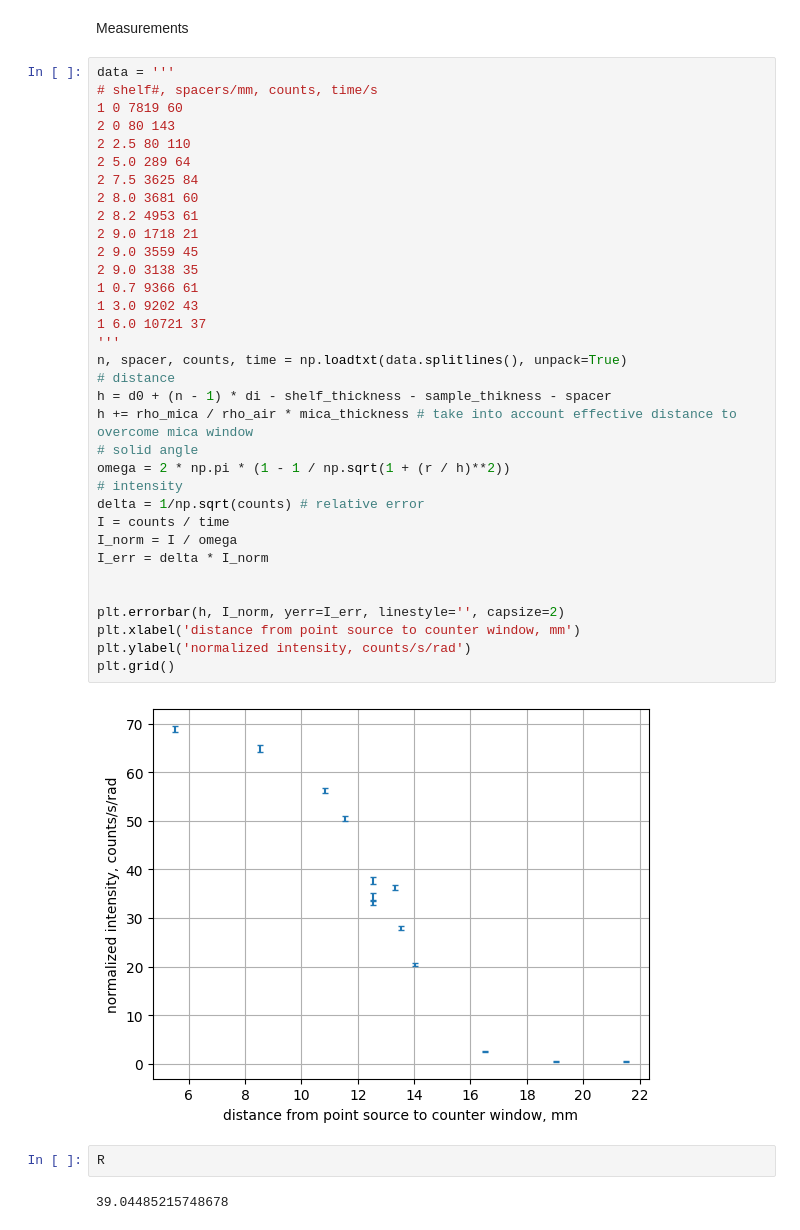
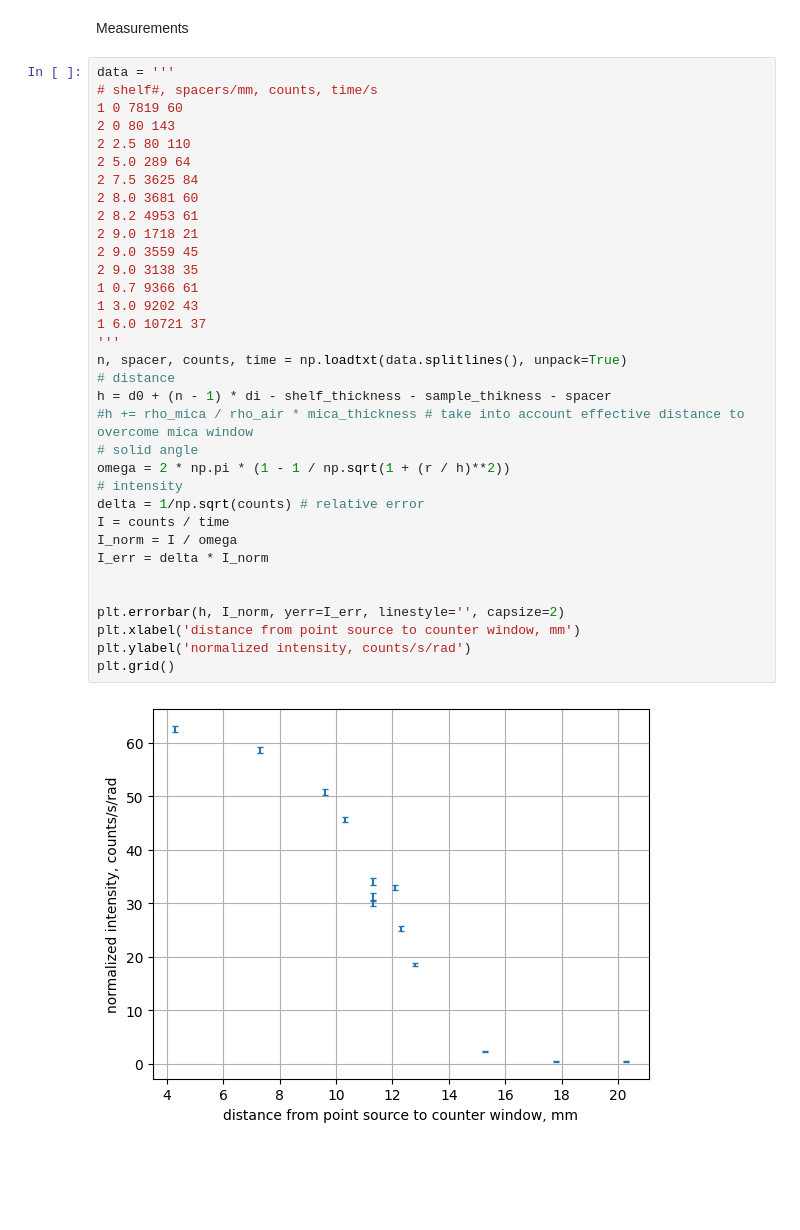
Before and after one commit to evgeny-kolonsky/Lab4, a Jupyter notebook: NU/Lab4_Alpha_range.ipynb, the cells around one changed output. Drawn from its saved outputs; the diff is of its cells as text; blank space fills up the shorter version.

```diff
--- a/NU/Lab4_Alpha_range.ipynb
+++ b/NU/Lab4_Alpha_range.ipynb
@@ -54,36 +50,32 @@ data = '''
 2 0 80 143
 2 2.5 80 110
 2 5.0 289 64
 2 7.5 3625 84
 2 8.0 3681 60
 2 8.2 4953 61
 2 9.0 1718 21
 2 9.0 3559 45
 2 9.0 3138 35
 1 0.7 9366 61
 1 3.0 9202 43
 1 6.0 10721 37
 '''
 n, spacer, counts, time = np.loadtxt(data.splitlines(), unpack=True)
 # distance
 h = d0 + (n - 1) * di - shelf_thickness - sample_thikness - spacer
-h += rho_mica / rho_air * mica_thickness # take into account effective distance to overcome mica window
+#h += rho_mica / rho_air * mica_thickness # take into account effective distance to overcome mica window
 # solid angle
 omega = 2 * np.pi * (1 - 1 / np.sqrt(1 + (r / h)**2))
 # intensity
 delta = 1/np.sqrt(counts) # relative error
 I = counts / time
 I_norm = I / omega
 I_err = delta * I_norm
 
 
 plt.errorbar(h, I_norm, yerr=I_err, linestyle='', capsize=2)
 plt.xlabel('distance from point source to counter window, mm')
 plt.ylabel('normalized intensity, counts/s/rad')
 plt.grid()
 # %% [output]
-[figure, old version]
+[figure, new version]
-# %%
-R
-# %% [output]
-39.04485215748678
```
Also changed, not shown: parts of 9 cells of this notebook.
